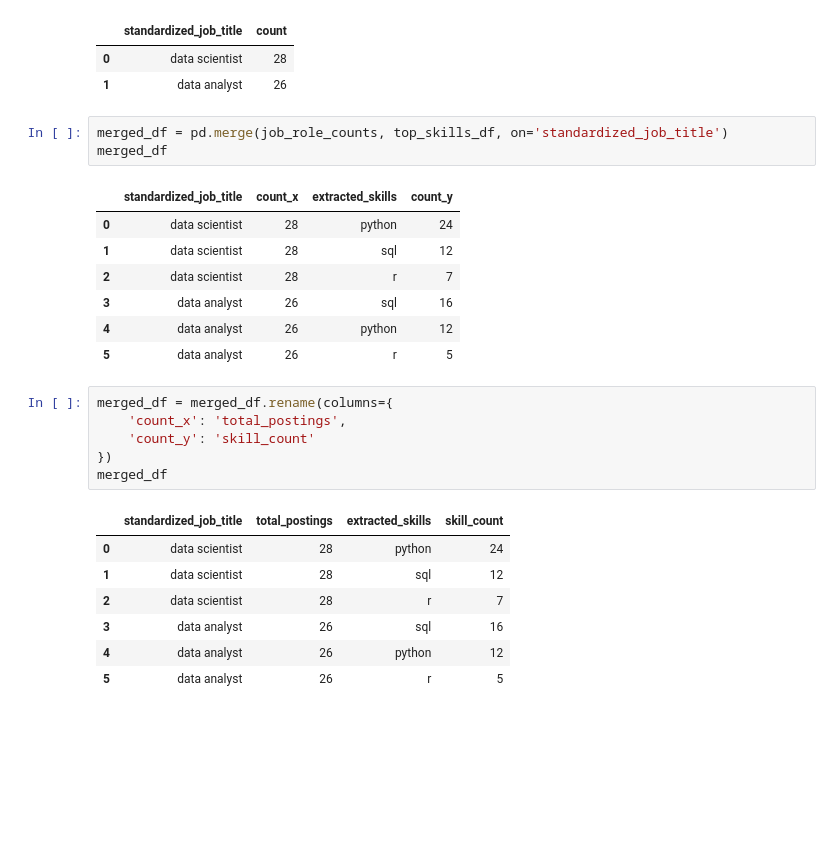
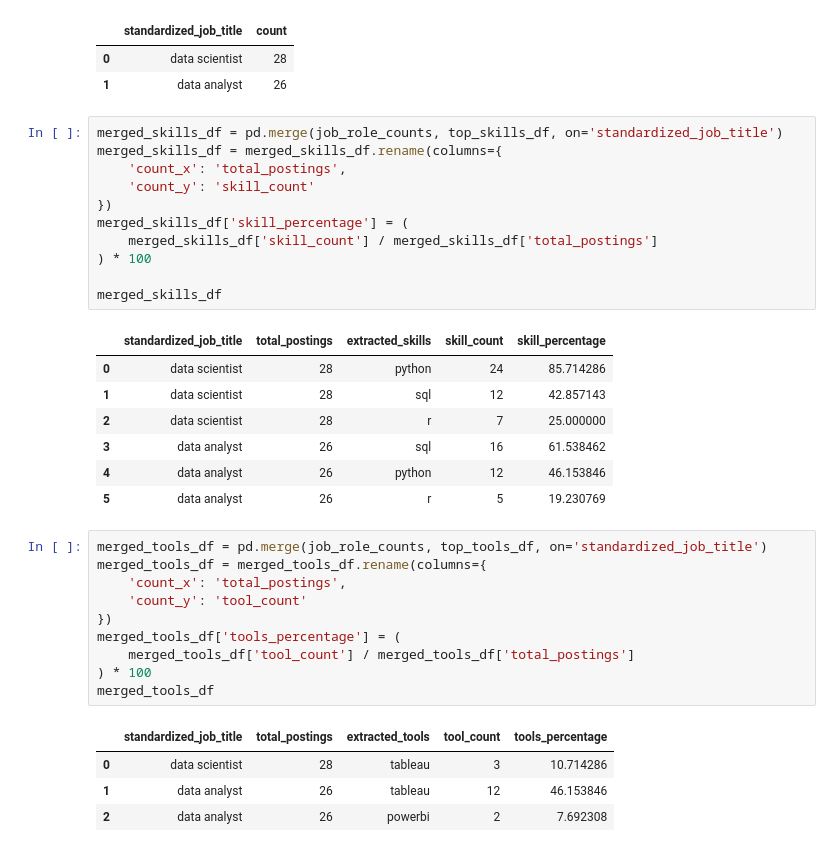
Before and after one commit to AntonioJabbour/job_market_inteligence, a Jupyter notebook: notebooks/02_skill_analysis.ipynb, the cells around one changed output. Drawn from its saved outputs; the diff is of its cells as text; blank space fills up the shorter version.

```diff
--- a/notebooks/02_skill_analysis.ipynb
+++ b/notebooks/02_skill_analysis.ipynb
@@ -379,28 +379,37 @@ job_role_counts.to_frame().reset_index()
 | 0 | data scientist | 28 |
 | 1 | data analyst | 26 |
 # %%
-merged_df = pd.merge(job_role_counts, top_skills_df, on='standardized_job_title')
-merged_df
+merged_skills_df = pd.merge(job_role_counts, top_skills_df, on='standardized_job_title')
+merged_skills_df = merged_skills_df.rename(columns={
+    'count_x': 'total_postings',
+    'count_y': 'skill_count'
+})
+merged_skills_df['skill_percentage'] = (
+    merged_skills_df['skill_count'] / merged_skills_df['total_postings']
+) * 100
+
+merged_skills_df
 # %% [output]
-|  | standardized_job_title | count_x | extracted_skills | count_y |
-| 0 | data scientist | 28 | python | 24 |
-| 1 | data scientist | 28 | sql | 12 |
-| 2 | data scientist | 28 | r | 7 |
-| 3 | data analyst | 26 | sql | 16 |
-| 4 | data analyst | 26 | python | 12 |
-| 5 | data analyst | 26 | r | 5 |
+|  | standardized_job_title | total_postings | extracted_skills | skill_count | skill_percentage |
+| 0 | data scientist | 28 | python | 24 | 85.714286 |
+| 1 | data scientist | 28 | sql | 12 | 42.857143 |
+| 2 | data scientist | 28 | r | 7 | 25.000000 |
+| 3 | data analyst | 26 | sql | 16 | 61.538462 |
+| 4 | data analyst | 26 | python | 12 | 46.153846 |
+| 5 | data analyst | 26 | r | 5 | 19.230769 |
 # %%
-merged_df = merged_df.rename(columns={
+merged_tools_df = pd.merge(job_role_counts, top_tools_df, on='standardized_job_title')
+merged_tools_df = merged_tools_df.rename(columns={
     'count_x': 'total_postings',
-    'count_y': 'skill_count'
+    'count_y': 'tool_count'
 })
-merged_df
+merged_tools_df['tools_percentage'] = (
+    merged_tools_df['tool_count'] / merged_tools_df['total_postings']
+) * 100
+merged_tools_df
 # %% [output]
-|  | standardized_job_title | total_postings | extracted_skills | skill_count |
-| 0 | data scientist | 28 | python | 24 |
-| 1 | data scientist | 28 | sql | 12 |
-| 2 | data scientist | 28 | r | 7 |
-| 3 | data analyst | 26 | sql | 16 |
-| 4 | data analyst | 26 | python | 12 |
-| 5 | data analyst | 26 | r | 5 |
+|  | standardized_job_title | total_postings | extracted_tools | tool_count | tools_percentage |
+| 0 | data scientist | 28 | tableau | 3 | 10.714286 |
+| 1 | data analyst | 26 | tableau | 12 | 46.153846 |
+| 2 | data analyst | 26 | powerbi | 2 | 7.692308 |
 # %%
```
Also changed, not shown: parts of 25 cells of this notebook.
